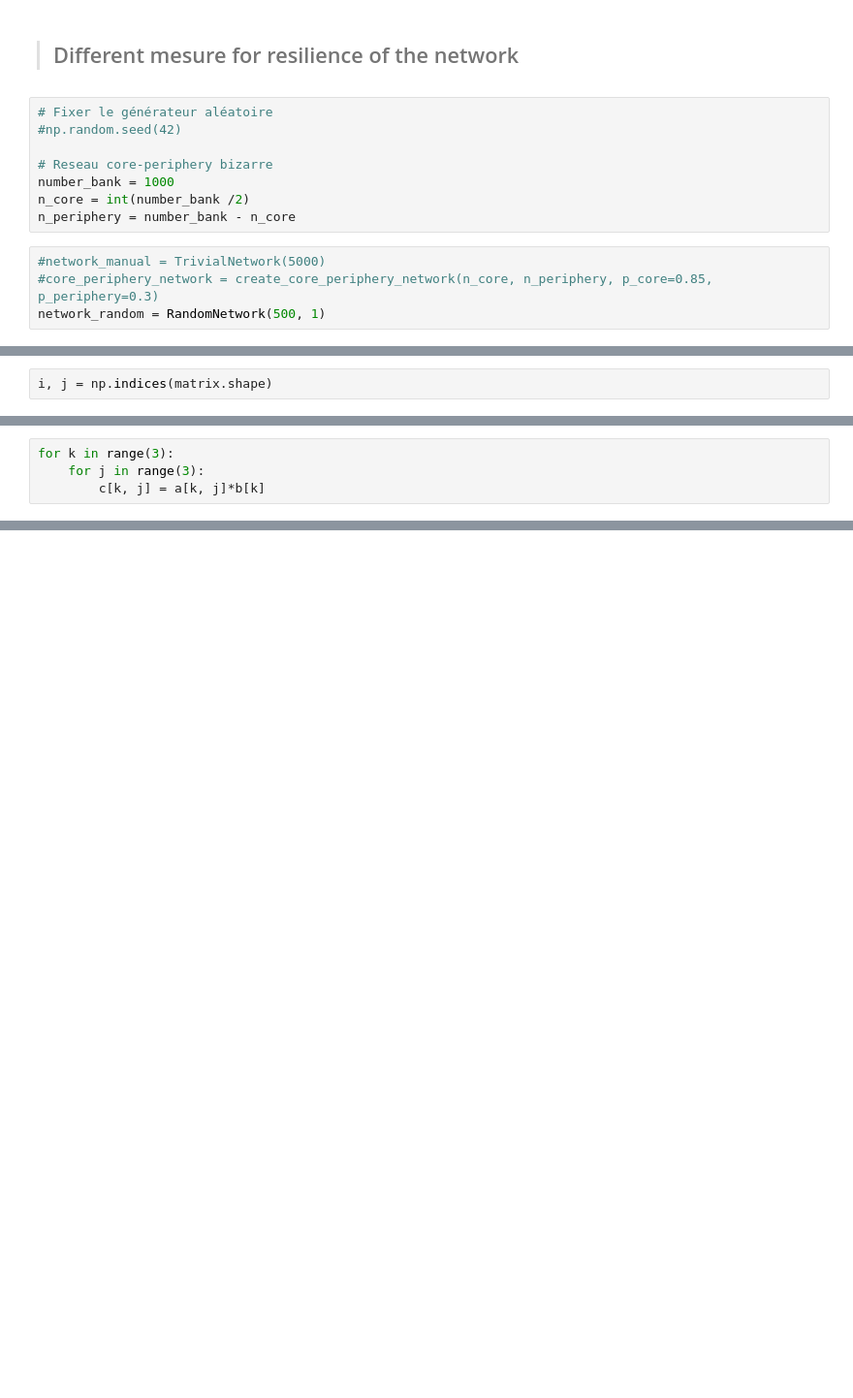
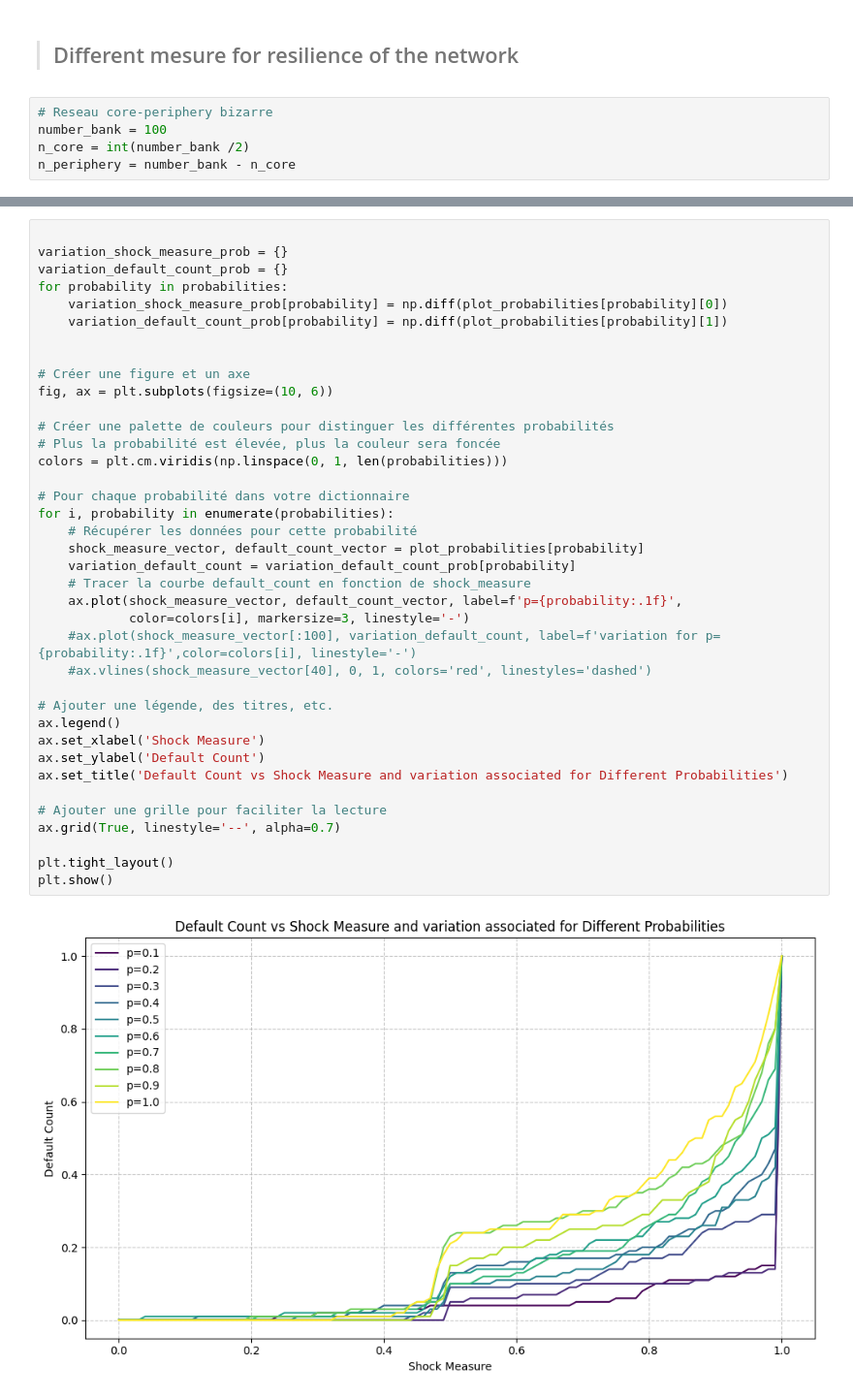
Before and after one commit to Hamidou1089-1/Stage_Inria_dynamique, a Jupyter notebook: src/trainingPandas.ipynb, the cells around one changed output, grey strips where cells are left out. Shown: that part at 97% size. Saved outputs shown, nothing was run; the diff lists cells and outputs as text; blank space fills up the shorter version.

```diff
--- a/src/trainingPandas.ipynb
+++ b/src/trainingPandas.ipynb
@@ -21,14 +29,7 @@ from core_periphery import *
 # %% [markdown]
 > ## Different mesure for resilience of the network
 # %%
-# Fixer le générateur aléatoire
-#np.random.seed(42)
-
 # Reseau core-periphery bizarre
-number_bank = 1000
+number_bank = 100
 n_core = int(number_bank /2)
 n_periphery = number_bank - n_core
-# %%
-#network_manual = TrivialNetwork(5000)
-#core_periphery_network = create_core_periphery_network(n_core, n_periphery, p_core=0.85, p_periphery=0.3)
-network_random = RandomNetwork(500, 1)
@@ -192,2 +35,0 @@ a = np.array([2, 0, 7], dtype=float)
-# %%
-i, j = np.indices(matrix.shape)
@@ -228,4 +35,0 @@ c = a*b[:, np.newaxis]
-# %%
-for k in range(3):
-    for j in range(3):
-        c[k, j] = a[k, j]*b[k]
@@ -254,0 +115,40 @@ np.float64(0.5000598)
+# %%
+
+variation_shock_measure_prob = {}
+variation_default_count_prob = {}
+for probability in probabilities:
+    variation_shock_measure_prob[probability] = np.diff(plot_probabilities[probability][0])
+    variation_default_count_prob[probability] = np.diff(plot_probabilities[probability][1])
+
+
+# Créer une figure et un axe
+fig, ax = plt.subplots(figsize=(10, 6))
+
+# Créer une palette de couleurs pour distinguer les différentes probabilités
+# Plus la probabilité est élevée, plus la couleur sera foncée
+colors = plt.cm.viridis(np.linspace(0, 1, len(probabilities)))
+
+# Pour chaque probabilité dans votre dictionnaire
+for i, probability in enumerate(probabilities):
+    # Récupérer les données pour cette probabilité
+    shock_measure_vector, default_count_vector = plot_probabilities[probability]
+    variation_default_count = variation_default_count_prob[probability]
+    # Tracer la courbe default_count en fonction de shock_measure
+    ax.plot(shock_measure_vector, default_count_vector, label=f'p={probability:.1f}',
+            color=colors[i], markersize=3, linestyle='-')
+    #ax.plot(shock_measure_vector[:100], variation_default_count, label=f'variation for p={probability:.1f}',color=colors[i], linestyle='-')
+    #ax.vlines(shock_measure_vector[40], 0, 1, colors='red', linestyles='dashed')
+
+# Ajouter une légende, des titres, etc.
+ax.legend()
+ax.set_xlabel('Shock Measure')
+ax.set_ylabel('Default Count')
+ax.set_title('Default Count vs Shock Measure and variation associated for Different Probabilities')
+
+# Ajouter une grille pour faciliter la lecture
+ax.grid(True, linestyle='--', alpha=0.7)
+
+plt.tight_layout()
+plt.show()
+# %% [output]
+[figure, added]
```
Also changed, not shown: parts of 35 cells of this notebook, 32 other files.
